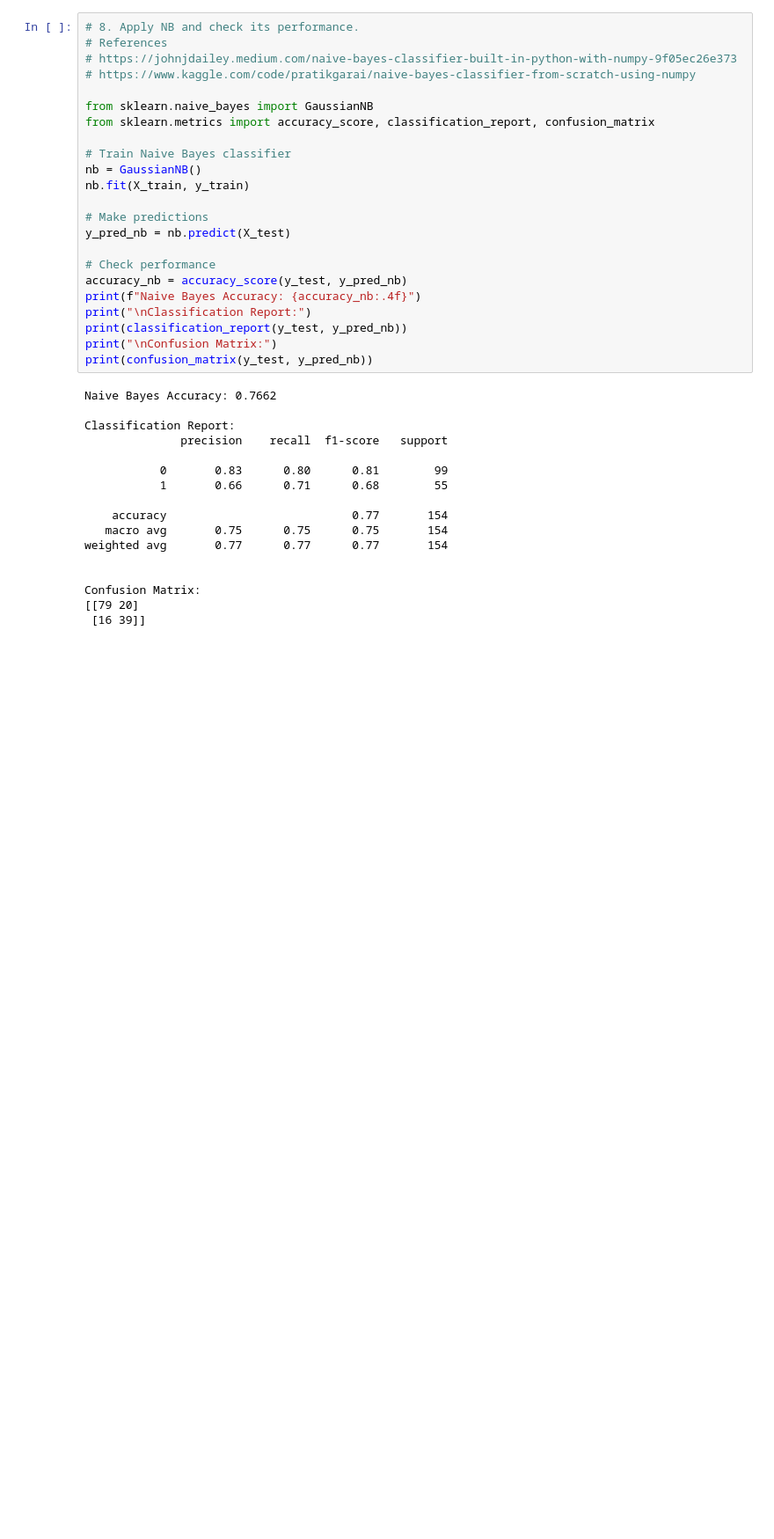
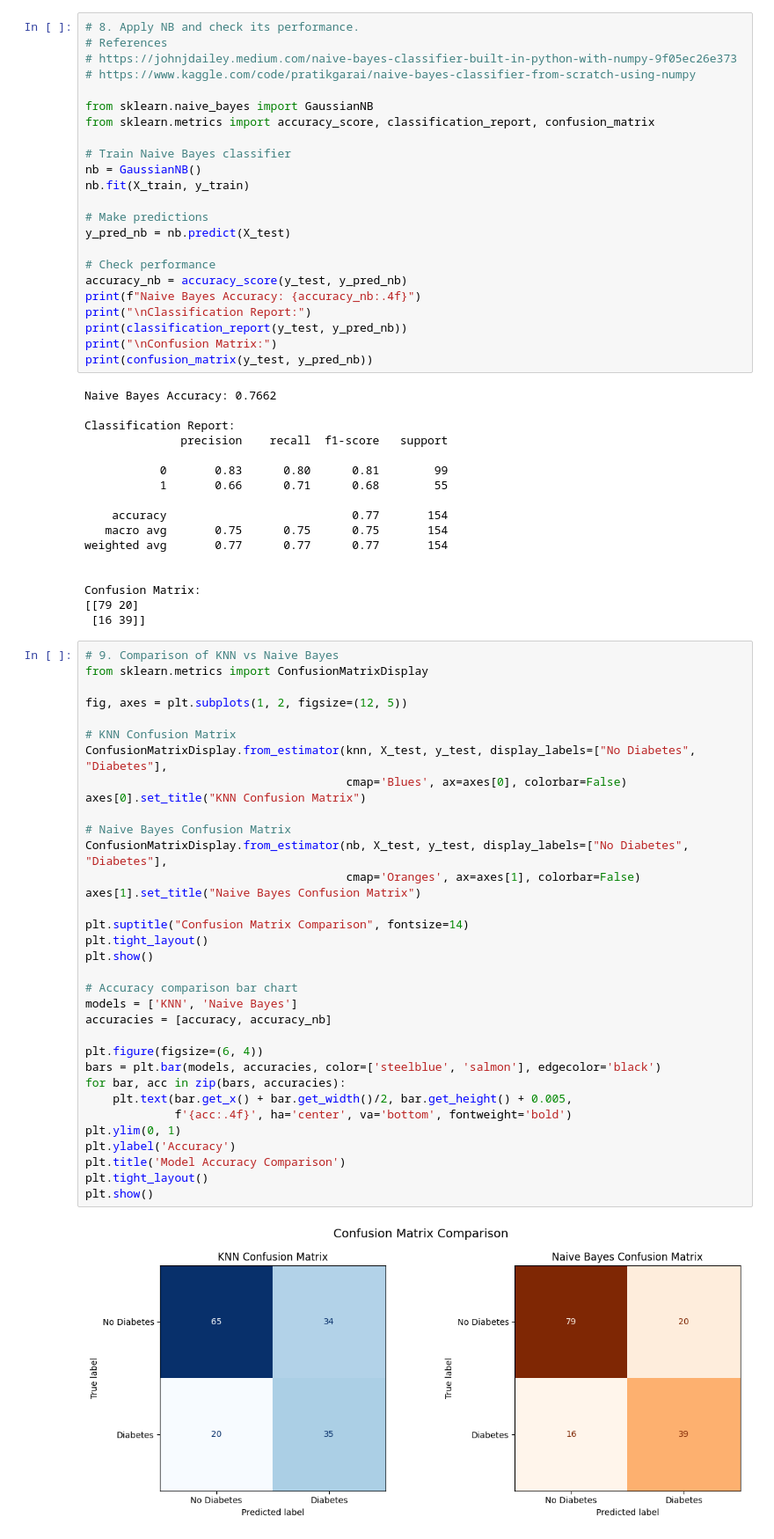
Before and after one commit to retrixe/collegework, a Jupyter notebook: sem6/mll/Assignment2.ipynb, the cells around one changed output. Shown at 88% size. Cells and saved outputs as stored; diff of their text form; blank space fills up the shorter version.

```diff
--- a/sem6/mll/Assignment2.ipynb
+++ b/sem6/mll/Assignment2.ipynb
@@ -134,3 +181,39 @@ weighted avg       0.77      0.77      0.77       154
 Confusion Matrix:
 [[79 20]
  [16 39]]
+# %%
+# 9. Comparison of KNN vs Naive Bayes
+from sklearn.metrics import ConfusionMatrixDisplay
+
+fig, axes = plt.subplots(1, 2, figsize=(12, 5))
+
+# KNN Confusion Matrix
+ConfusionMatrixDisplay.from_estimator(knn, X_test, y_test, display_labels=["No Diabetes", "Diabetes"],
+                                      cmap='Blues', ax=axes[0], colorbar=False)
+axes[0].set_title("KNN Confusion Matrix")
+
+# Naive Bayes Confusion Matrix
+ConfusionMatrixDisplay.from_estimator(nb, X_test, y_test, display_labels=["No Diabetes", "Diabetes"],
+                                      cmap='Oranges', ax=axes[1], colorbar=False)
+axes[1].set_title("Naive Bayes Confusion Matrix")
+
+plt.suptitle("Confusion Matrix Comparison", fontsize=14)
+plt.tight_layout()
+plt.show()
+
+# Accuracy comparison bar chart
+models = ['KNN', 'Naive Bayes']
+accuracies = [accuracy, accuracy_nb]
+
+plt.figure(figsize=(6, 4))
+bars = plt.bar(models, accuracies, color=['steelblue', 'salmon'], edgecolor='black')
+for bar, acc in zip(bars, accuracies):
+    plt.text(bar.get_x() + bar.get_width()/2, bar.get_height() + 0.005,
+             f'{acc:.4f}', ha='center', va='bottom', fontweight='bold')
+plt.ylim(0, 1)
+plt.ylabel('Accuracy')
+plt.title('Model Accuracy Comparison')
+plt.tight_layout()
+plt.show()
+# %% [output]
+[figure, added]
```
Also changed, not shown: parts of 5 cells of this notebook, 3 other files.
